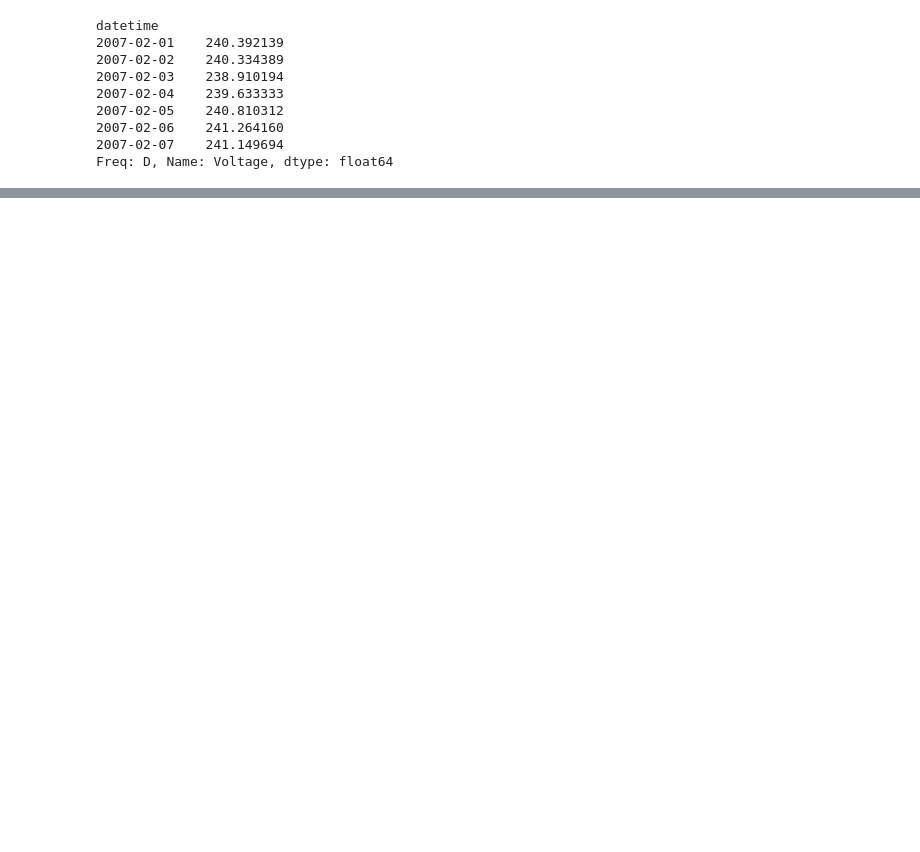
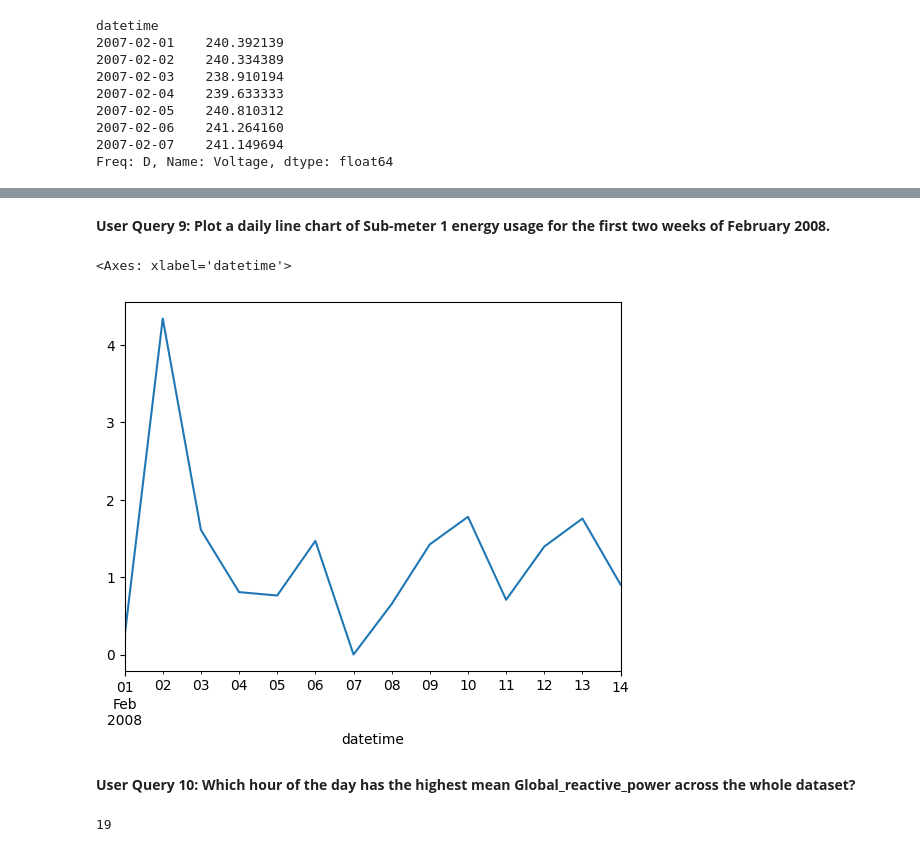
Before and after one commit to Cygnus101/PandasGPT, a Jupyter notebook: notebook/safeframeaitest.ipynb, the cells around one changed output, grey strips where cells are left out. Drawn from its saved outputs; the diff is of its cells as text; code cells hidden in the pictures; blank space fills up the shorter version.

```diff
--- a/notebook/safeframeaitest.ipynb
+++ b/notebook/safeframeaitest.ipynb
@@ -89,0 +115,13 @@ df[['Global_active_power', 'Sub_metering_1', 'Sub_metering_2', 'Sub_metering_3']
+# %% [markdown]
+**User Query 9: Plot a daily line chart of Sub-meter 1 energy usage for the first two weeks of February 2008.**
+# %%
+df.loc['2008-02-01':'2008-02-14', 'Sub_metering_1'].resample('D').mean().plot()
+# %% [output]
+<Axes: xlabel='datetime'>
+[figure, added]
+# %% [markdown]
+**User Query 10: Which hour of the day has the highest mean Global_reactive_power across the whole dataset?**
+# %%
+df.groupby(df.index.hour)['Global_reactive_power'].mean().idxmax()
+# %% [output]
+19
```
Also changed, not shown: parts of 20 cells of this notebook.
